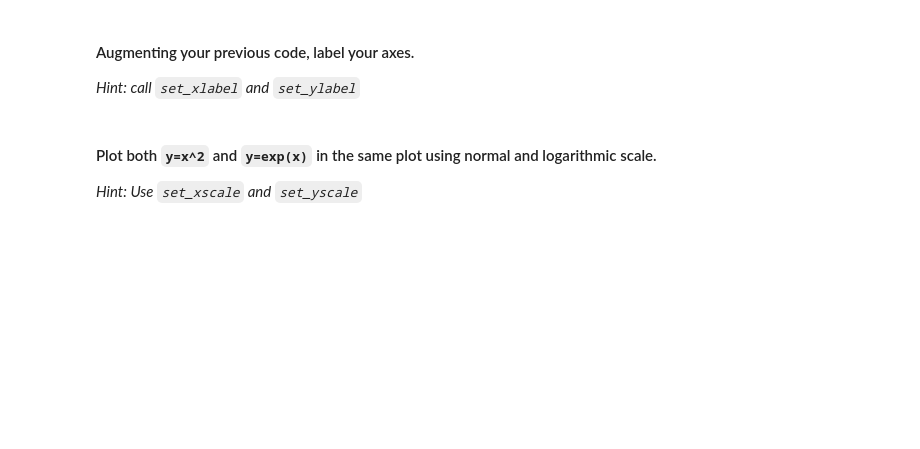
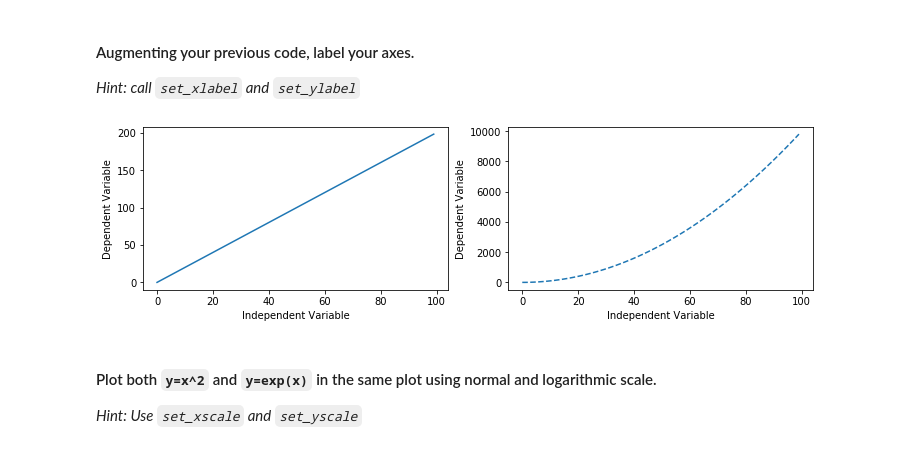
Before and after one commit to sacses/dataptmad1019, a Jupyter notebook: module-2/lab-matplotlib-seaborn/your-code/challenge-1.ipynb, the cells around one changed output. Cells and saved outputs as stored; diff of their text form; code cells hidden in the pictures; blank space fills up the shorter version.

```diff
--- a/module-2/lab-matplotlib-seaborn/your-code/challenge-1.ipynb
+++ b/module-2/lab-matplotlib-seaborn/your-code/challenge-1.ipynb
@@ -59,3 +72,13 @@ ax[1].plot(x, z, '--')
+# %%
+# your code here
+fig, ax = plt.subplots(nrows=1, ncols=2, figsize=(12, 3))
+ax[0].plot(x, y)
+ax[1].plot(x, z, '--')
+
+for i in ax.flat:
+    i.set(xlabel='Independent Variable', ylabel='Dependent Variable')
+# %% [output]
+[figure, added]
 # %% [markdown]
 #### Plot both `y=x^2` and `y=exp(x)` in the same plot using normal and logarithmic scale.
 
```
Also changed, not shown: parts of 17 cells of this notebook.
